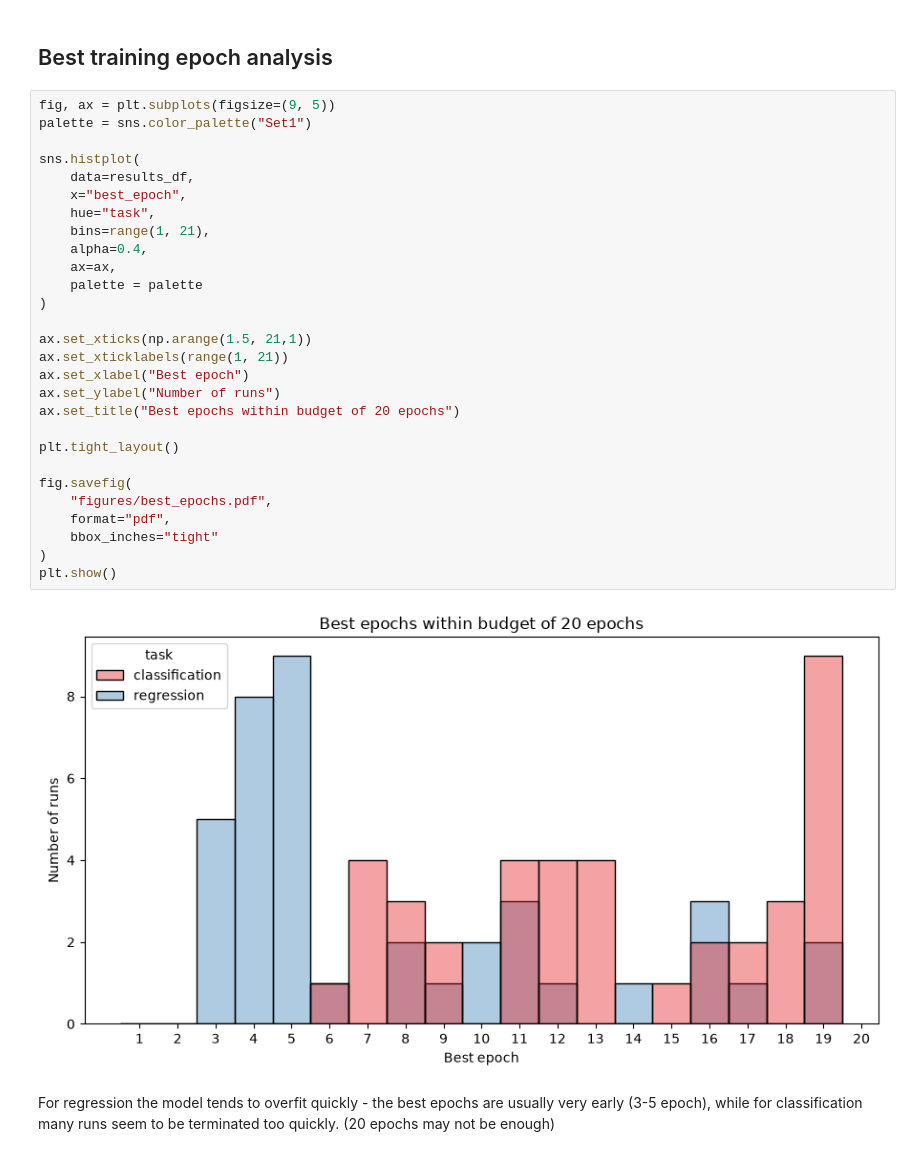
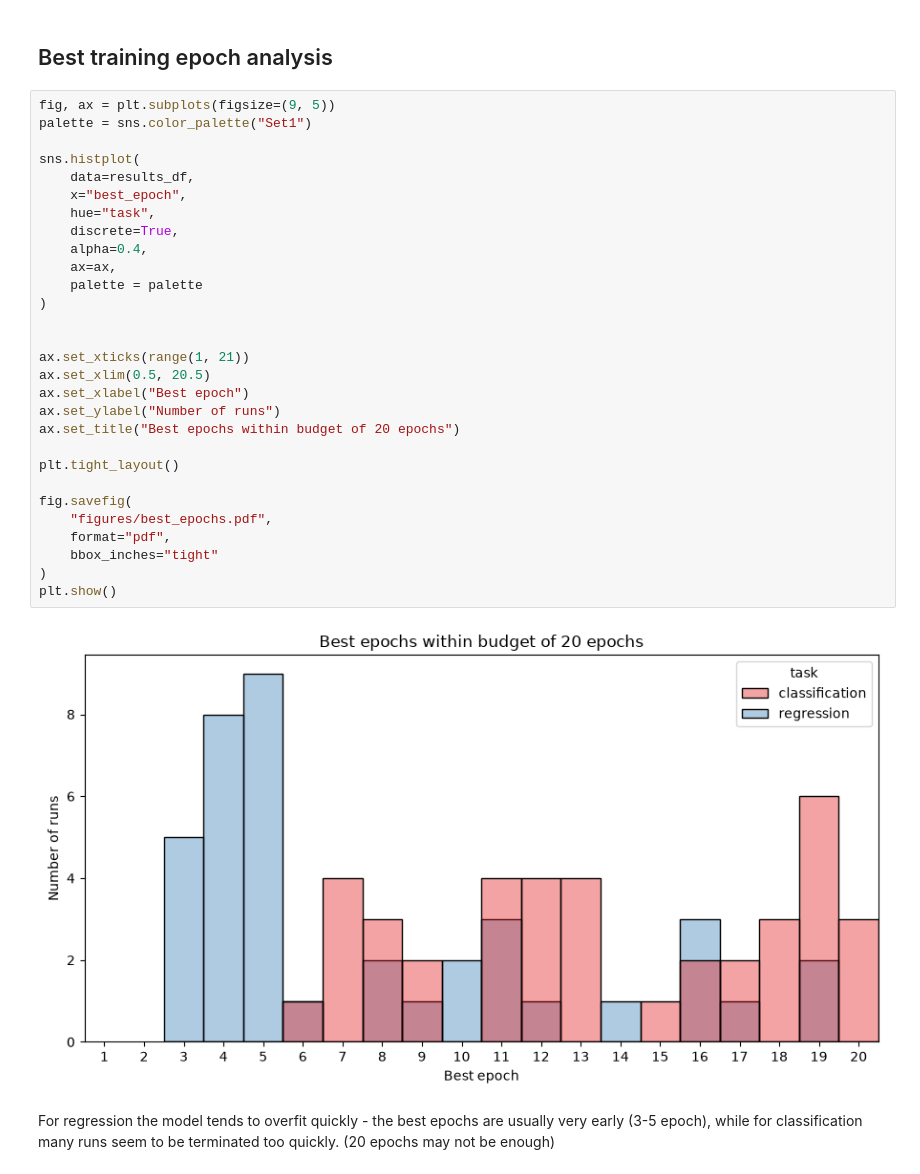
Before and after one commit to Aryan-Mi/02456-deep-learning-cyp-project, a Jupyter notebook: notebooks/04_chemeleon_run2_analysis.ipynb, the cells around one changed output. Drawn from its saved outputs; the diff is of its cells as text.

Commit message:
correcting the epochs plot

```diff
--- a/notebooks/04_chemeleon_run2_analysis.ipynb
+++ b/notebooks/04_chemeleon_run2_analysis.ipynb
@@ -407,33 +407,34 @@ However, for classification we see large differences, specifically with differen
 # %%
 fig, ax = plt.subplots(figsize=(9, 5))
 palette = sns.color_palette("Set1")
 
 sns.histplot(
     data=results_df,
     x="best_epoch",
     hue="task",
-    bins=range(1, 21),
+    discrete=True,
     alpha=0.4,
     ax=ax,
     palette = palette
 )
 
-ax.set_xticks(np.arange(1.5, 21,1))
-ax.set_xticklabels(range(1, 21))
+
+ax.set_xticks(range(1, 21))
+ax.set_xlim(0.5, 20.5)
 ax.set_xlabel("Best epoch")
 ax.set_ylabel("Number of runs")
 ax.set_title("Best epochs within budget of 20 epochs")
 
 plt.tight_layout()
 
 fig.savefig(
     "figures/best_epochs.pdf",
     format="pdf",
     bbox_inches="tight"
 )
 plt.show()
 # %% [output]
-[figure, old version]
+[figure, new version]
 # %% [markdown]
 For regression the model tends to overfit quickly - the best epochs are usually very early (3-5 epoch), while for classification many runs seem to be terminated too quickly. (20 epochs may not be enough)
 # %% [markdown]
```
